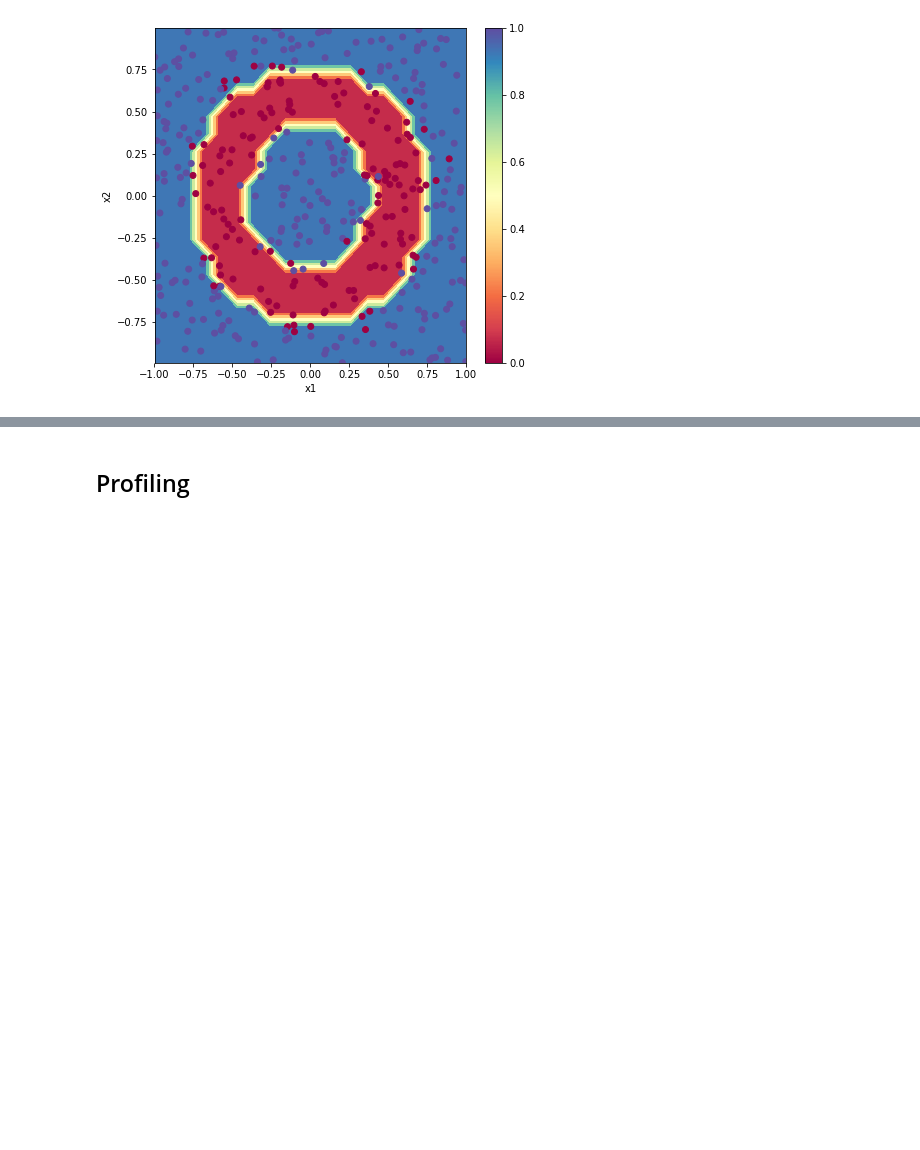
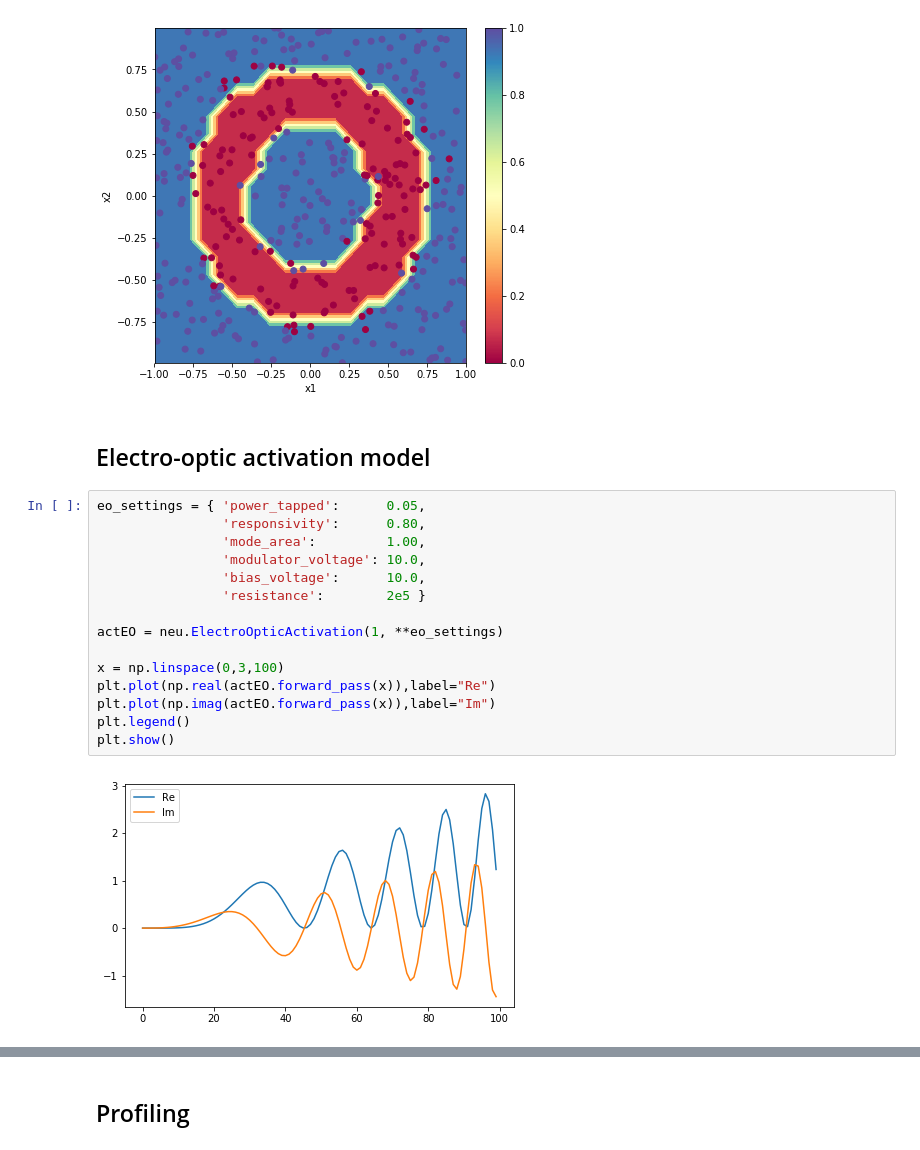
Before and after one commit to fancompute/neuroptica-notebooks, a Jupyter notebook: ONN_simulations.ipynb, the cells around one changed output, grey strips where cells are left out. Saved outputs shown, nothing was run; the diff lists cells and outputs as text; blank space fills up the shorter version.

Commit message:
Electro-optic classification model

```diff
--- a/ONN_simulations.ipynb
+++ b/ONN_simulations.ipynb
@@ -127,3 +128,22 @@ plt.show()
 plot_planar_boundary(X_formatted, Y_formatted, model)
 # %% [output]
 [figure]
+# %% [markdown]
+## Electro-optic activation model
+# %%
+eo_settings = { 'power_tapped':      0.05,
+                'responsivity':      0.80,
+                'mode_area':         1.00,
+                'modulator_voltage': 10.0,
+                'bias_voltage':      10.0,
+                'resistance':        2e5 }
+
+actEO = neu.ElectroOpticActivation(1, **eo_settings)
+
+x = np.linspace(0,3,100)
+plt.plot(np.real(actEO.forward_pass(x)),label="Re")
+plt.plot(np.imag(actEO.forward_pass(x)),label="Im")
+plt.legend()
+plt.show()
+# %% [output]
+[figure, added]
```
Also changed, not shown: parts of 8 cells of this notebook.
